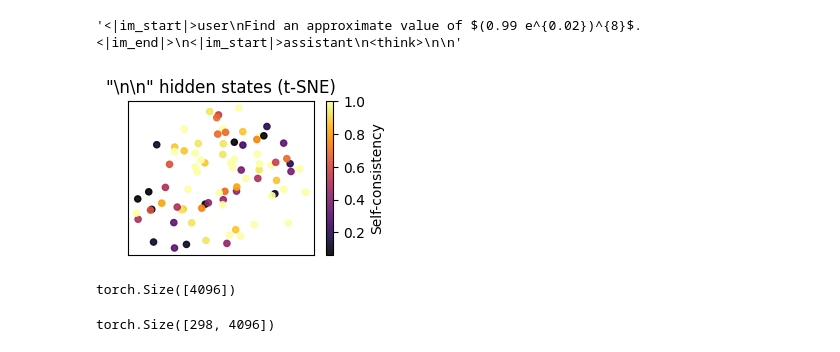
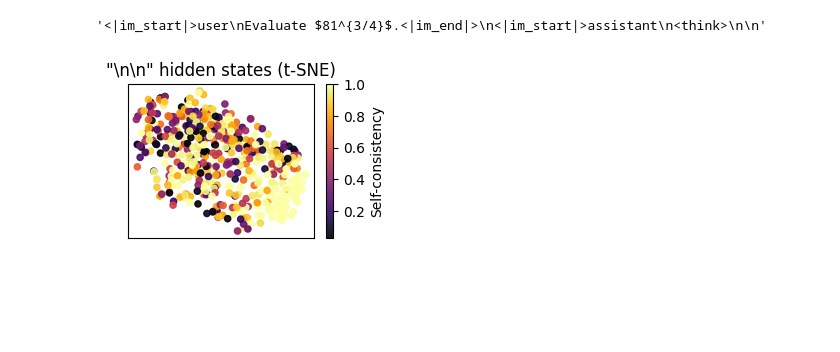
Before and after one commit to pingzhili/vllm-generator, a Jupyter notebook: notebooks/profile.ipynb, the cells around one changed output. Saved outputs shown, nothing was run; the diff lists cells and outputs as text; code cells hidden in the pictures; blank space fills up the shorter version.

```diff
--- a/notebooks/profile.ipynb
+++ b/notebooks/profile.ipynb
@@ -7,6 +10,6 @@ import json
 # %%
-df = pd.read_parquet("../../open-math-reasoning/sample_c7_300_results_repeat_16.parquet")
-prompt_to_embed = torch.load("../../open-math-reasoning/sample_c7_300_problem_last_hidden_states.pt")
+df = pd.read_parquet("../../open-math-reasoning/qwen3_8b_sample_1k_outputs/sample_1k_res_qwen3_8b_rep_32.parquet")
+prompt_to_embed = torch.load("../../open-math-reasoning/qwen3_8b_sample_1k_outputs/sample_1k_problem_last_hidden_states.pt")
 problem_to_all_layer_embed = {key.split("<|im_start|>user\n")[-1].split("<|im_end|>\n<|im_start|>assistant\n")[0]: value for key, value in prompt_to_embed.items()}
 # %%
 min_len = 1000000
@@ -15,13 +18,14 @@ for prompt in prompt_to_embed.keys():
     if len(prompt) < min_len:
         short_prompt = prompt
         min_len = len(prompt)
+
+short_prompt
+# %% [output]
+'<|im_start|>user\nEvaluate $81^{3/4}$.<|im_end|>\n<|im_start|>assistant\n<think>\n\n'
-# %%
-short_prompt
-# %% [output]
-'<|im_start|>user\nFind an approximate value of $(0.99 e^{0.02})^{8}$.<|im_end|>\n<|im_start|>assistant\n<think>\n\n'
 # %%
-layer = -1
-problem_to_embed = {key: value[layer] for key, value in problem_to_all_layer_embed.items()}
+# layer = -1
+# problem_to_embed = {key: value[layer] for key, value in problem_to_all_layer_embed.items()}
+problem_to_embed = problem_to_all_layer_embed
 # %%
 def extract_last_boxed_greedy(text):
     if not text:
@@ -40,7 +44,7 @@ def extract_last_boxed_greedy(text):
     return None
 # %%
 problem_to_pass_rate = {}
-for problem in df.problem.unique():
+for problem in tqdm(df.problem.unique()):
     df_problem = df[df.problem == problem]
     gold = parse(df_problem.expected_answer.tolist()[0])
     num_pass = 0
@@ -53,31 +57,22 @@ for problem in df.problem.unique():
 # %%
 import matplotlib.pyplot as plt
 from sklearn.manifold import TSNE
 
-# 模拟一些数据
 X = torch.stack([problem_to_embed[problem] for problem, pass_rate in problem_to_pass_rate.items() if pass_rate>0])
 y = torch.tensor([problem_to_pass_rate[problem]  for problem, pass_rate in problem_to_pass_rate.items() if pass_rate>0])
 
 # t-SNE 降维
-tsne = TSNE(n_components=2, perplexity=30, learning_rate=200, random_state=666, max_iter=3000)
+tsne = TSNE(n_components=2, perplexity=50, learning_rate='auto', random_state=666, max_iter=5000)
 X_2d = tsne.fit_transform(X)
 
 plt.figure(figsize=(3, 2))
 plt.tight_layout(pad=0)
 sc = plt.scatter(X_2d[:, 0], X_2d[:, 1], c=y, cmap='inferno', s=20, alpha=0.9)
 plt.colorbar(sc, label="Self-consistency")
 plt.title(""""\\n\\n" hidden states (t-SNE)""")
 # remove tick labels
 plt.xticks([])
 plt.yticks([])
 plt.show()
 # %% [output]
-[figure, old version]
+[figure, new version]
-# %%
-problem_to_embed["Find a basis for the space of polynomials \\( p(x) \\) of degree less than or equal to 3."].shape
-# %% [output]
-torch.Size([4096])
-# %%
-X.shape
-# %% [output]
-torch.Size([298, 4096])
```
Also changed, not shown: parts of 5 cells of this notebook, 2 other files.
